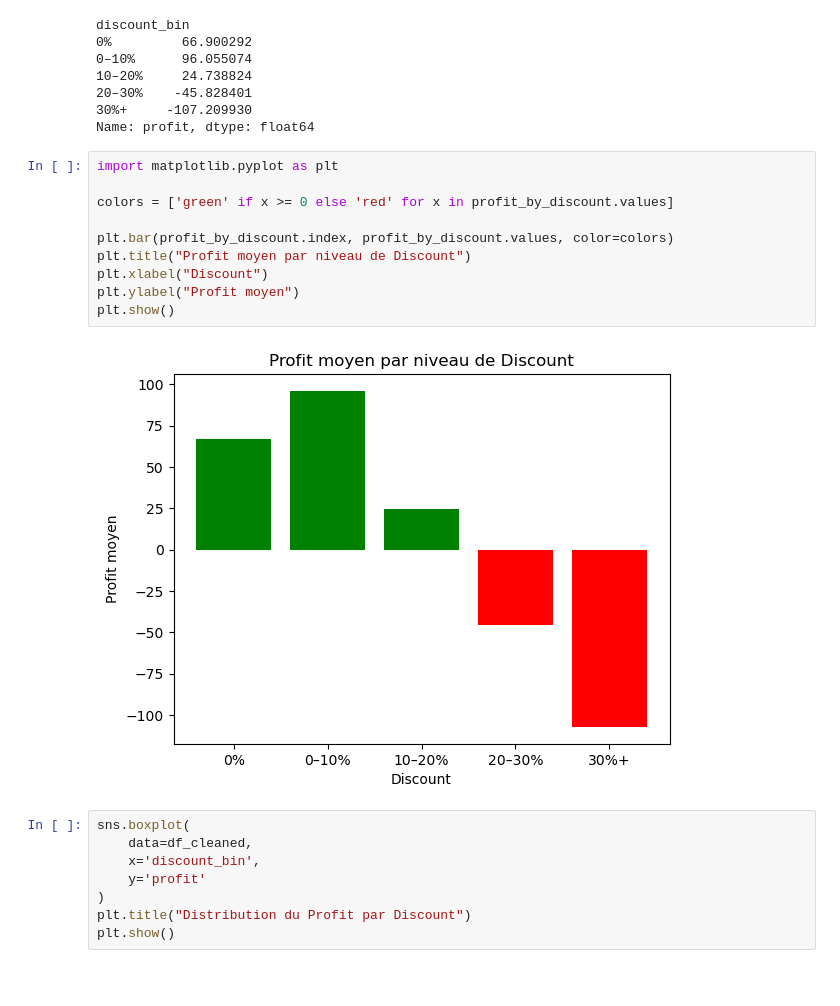
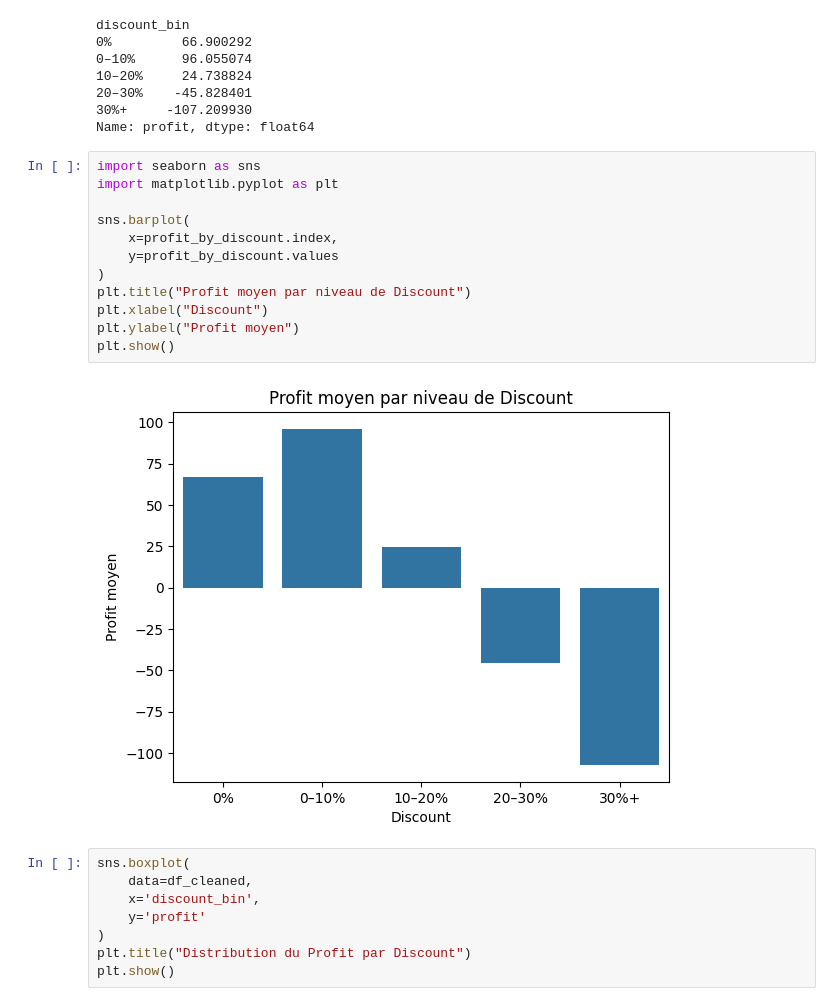
Before and after one commit to msshaqura/project_superstore, a Jupyter notebook: sample_superstore.ipynb, the cells around one changed output. Drawn from its saved outputs; the diff is of its cells as text; blank space fills up the shorter version.

```diff
--- a/sample_superstore.ipynb
+++ b/sample_superstore.ipynb
@@ -319,18 +307,20 @@ discount_bin
 20–30%    -45.828401
 30%+     -107.209930
 Name: profit, dtype: float64
-# %%
-import matplotlib.pyplot as plt
-
-colors = ['green' if x >= 0 else 'red' for x in profit_by_discount.values]
-
-plt.bar(profit_by_discount.index, profit_by_discount.values, color=colors)
-plt.title("Profit moyen par niveau de Discount")
-plt.xlabel("Discount")
-plt.ylabel("Profit moyen")
-plt.show()
-# %% [output]
-[figure, removed]
+# %%
+import seaborn as sns
+import matplotlib.pyplot as plt
+
+sns.barplot(
+    x=profit_by_discount.index,
+    y=profit_by_discount.values
+)
+plt.title("Profit moyen par niveau de Discount")
+plt.xlabel("Discount")
+plt.ylabel("Profit moyen")
+plt.show()
+# %% [output]
+[figure, added]
 # %%
 sns.boxplot(
     data=df_cleaned,
```
Also changed, not shown: parts of 46 cells of this notebook.
